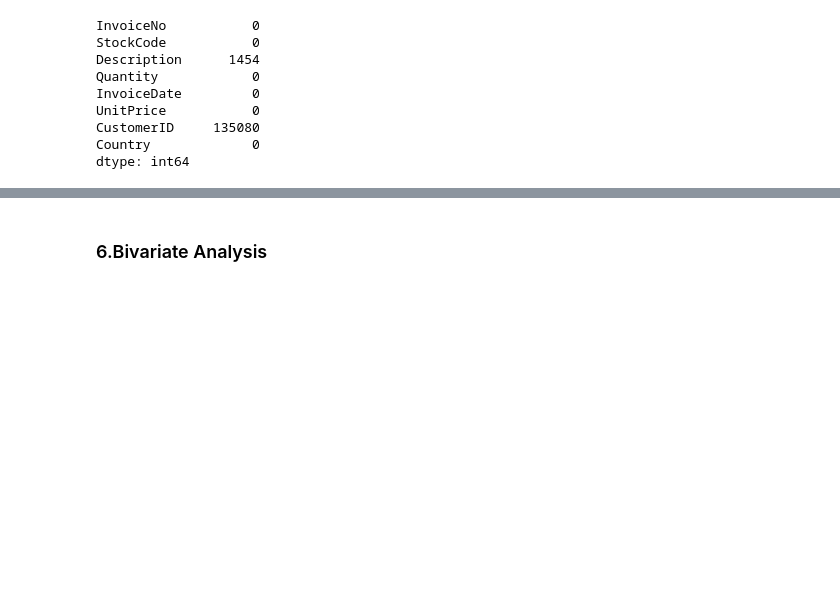
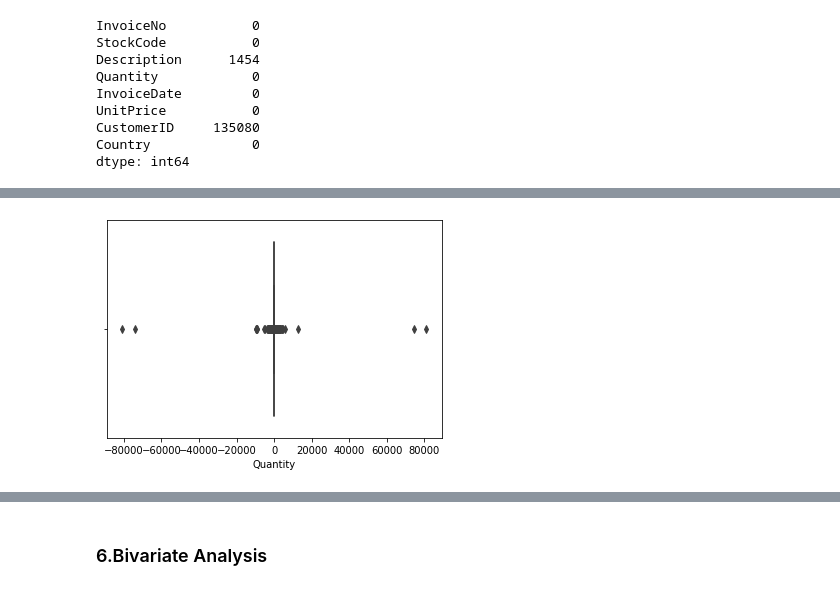
Before and after one commit to BineetaMishra/EDA, a Jupyter notebook: EDA_Ecommerce_Dataset.ipynb, the cells around one changed output, grey strips where cells are left out. Saved outputs shown, nothing was run; the diff lists cells and outputs as text; code cells hidden in the pictures; blank space fills up the shorter version.

```diff
--- a/EDA_Ecommerce_Dataset.ipynb
+++ b/EDA_Ecommerce_Dataset.ipynb
@@ -118,0 +214,6 @@ dtype: int64
+# %%
+# Plotting a box plot to check the outliers.
+sns.boxplot(df1['Quantity'])
+plt.show()
+# %% [output]
+[figure, added]
```
Also changed, not shown: parts of 40 cells of this notebook, 1 other file.
